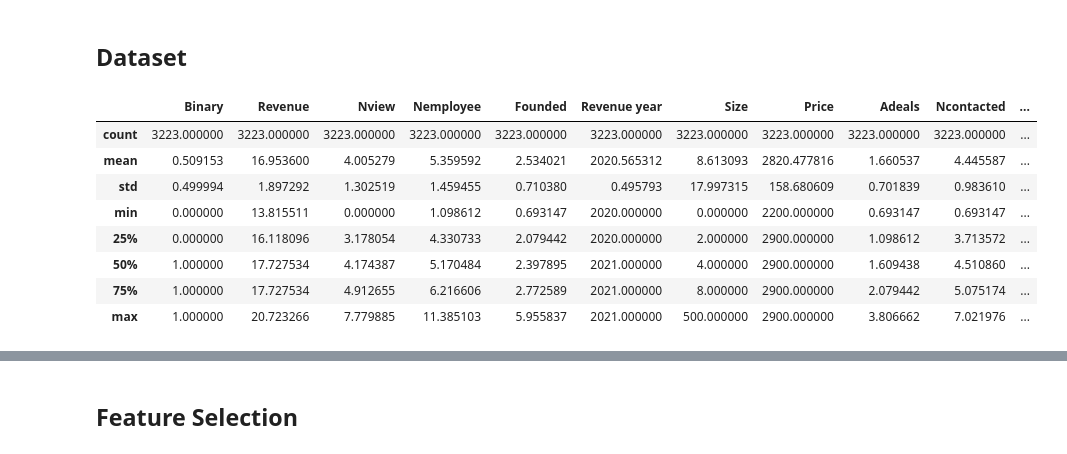
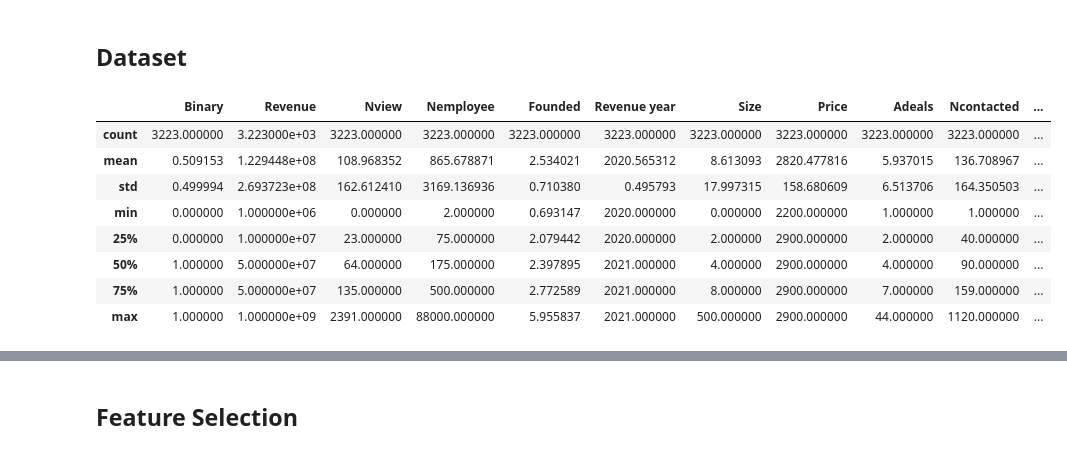
Before and after one commit to wanxii/nonlinear-pricing, a Jupyter notebook: regression.ipynb, the cells around one changed output, grey strips where cells are left out. Saved outputs shown, nothing was run; the diff lists cells and outputs as text; code cells hidden in the pictures.

```diff
--- a/regression.ipynb
+++ b/regression.ipynb
@@ -577,37 +593,37 @@ Group2 & Automotive \\
 # %%
 reg_data = copy.copy(data[['Binary', 'Revenue', 'Nview', 'Nemployee', 'Founded', 'Revenue year',
                            'Size', 'Price', 'Adeals', 'Ncontacted', 'Nform', 'State', 'Country',
                            'Nmanagers', 'Public', 'Group', 'Industry', 'Amount']])
-reg_data['Revenue'] = np.log(reg_data['Revenue'])
+reg_data['LogRevenue'] = np.log(reg_data['Revenue'])
 # reg_data['Amount'] = np.log(reg_data['Amount'])
-reg_data['Nview'] = np.log(reg_data['Nview']+1)
-reg_data['Nemployee'] = np.log(reg_data['Nemployee']+1)
-reg_data['Adeals'] = np.log(reg_data['Adeals']+1)
-reg_data['Ncontacted'] = np.log(reg_data['Ncontacted']+1)
+reg_data['LogNview'] = np.log(reg_data['Nview']+1)
+reg_data['LogNemployee'] = np.log(reg_data['Nemployee']+1)
+reg_data['LogAdeals'] = np.log(reg_data['Adeals']+1)
+reg_data['LogNcontacted'] = np.log(reg_data['Ncontacted']+1)
 # reg_data['Nmanagers'] = np.log(reg_data['Nmanagers']+1)
-reg_data['Revperemp'] = np.log(reg_data['Revenue']/reg_data['Nemployee'])
+reg_data['LogRevperemp'] = np.log(reg_data['Revenue']/reg_data['Nemployee'])
 reg_data['Founded'] = np.log(2022-reg_data['Founded'])
 reg_data['Revenue year'] = reg_data['Revenue year'].astype('int')
 reg_data = reg_data.dropna()
 reg_data['Public'] = reg_data.Public.astype(int)
 groups = pd.get_dummies(reg_data['Group'])
 reg_data['Medium'] = groups.iloc[:,1]
 reg_data['Large'] = groups.iloc[:,2]
 times = pd.get_dummies(reg_data['Revenue year'])
 reg_data['Year'] = times.iloc[:,1]
 
 reg_data['LogSize'] = np.log(reg_data.Size + 1)
 reg_data['USfirm'] = np.where(reg_data.Country.isin(['USA', 'United States', 'United States of America']), 1, 0)
 reg_data['Binary'] = reg_data.Binary.astype(int)
 
 reg_data.describe()
 # %% [output]
 |  | Binary | Revenue | Nview | Nemployee | Founded | Revenue year | Size | Price | Adeals | Ncontacted | ... |
-| count | 3223.000000 | 3223.000000 | 3223.000000 | 3223.000000 | 3223.000000 | 3223.000000 | 3223.000000 | 3223.000000 | 3223.000000 | 3223.000000 | ... |
-| mean | 0.509153 | 16.953600 | 4.005279 | 5.359592 | 2.534021 | 2020.565312 | 8.613093 | 2820.477816 | 1.660537 | 4.445587 | ... |
-| std | 0.499994 | 1.897292 | 1.302519 | 1.459455 | 0.710380 | 0.495793 | 17.997315 | 158.680609 | 0.701839 | 0.983610 | ... |
-| min | 0.000000 | 13.815511 | 0.000000 | 1.098612 | 0.693147 | 2020.000000 | 0.000000 | 2200.000000 | 0.693147 | 0.693147 | ... |
-| 25% | 0.000000 | 16.118096 | 3.178054 | 4.330733 | 2.079442 | 2020.000000 | 2.000000 | 2900.000000 | 1.098612 | 3.713572 | ... |
-| 50% | 1.000000 | 17.727534 | 4.174387 | 5.170484 | 2.397895 | 2021.000000 | 4.000000 | 2900.000000 | 1.609438 | 4.510860 | ... |
-| 75% | 1.000000 | 17.727534 | 4.912655 | 6.216606 | 2.772589 | 2021.000000 | 8.000000 | 2900.000000 | 2.079442 | 5.075174 | ... |
-| max | 1.000000 | 20.723266 | 7.779885 | 11.385103 | 5.955837 | 2021.000000 | 500.000000 | 2900.000000 | 3.806662 | 7.021976 | ... |
+| count | 3223.000000 | 3.223000e+03 | 3223.000000 | 3223.000000 | 3223.000000 | 3223.000000 | 3223.000000 | 3223.000000 | 3223.000000 | 3223.000000 | ... |
+| mean | 0.509153 | 1.229448e+08 | 108.968352 | 865.678871 | 2.534021 | 2020.565312 | 8.613093 | 2820.477816 | 5.937015 | 136.708967 | ... |
+| std | 0.499994 | 2.693723e+08 | 162.612410 | 3169.136936 | 0.710380 | 0.495793 | 17.997315 | 158.680609 | 6.513706 | 164.350503 | ... |
+| min | 0.000000 | 1.000000e+06 | 0.000000 | 2.000000 | 0.693147 | 2020.000000 | 0.000000 | 2200.000000 | 1.000000 | 1.000000 | ... |
+| 25% | 0.000000 | 1.000000e+07 | 23.000000 | 75.000000 | 2.079442 | 2020.000000 | 2.000000 | 2900.000000 | 2.000000 | 40.000000 | ... |
+| 50% | 1.000000 | 5.000000e+07 | 64.000000 | 175.000000 | 2.397895 | 2021.000000 | 4.000000 | 2900.000000 | 4.000000 | 90.000000 | ... |
+| 75% | 1.000000 | 5.000000e+07 | 135.000000 | 500.000000 | 2.772589 | 2021.000000 | 8.000000 | 2900.000000 | 7.000000 | 159.000000 | ... |
+| max | 1.000000 | 1.000000e+09 | 2391.000000 | 88000.000000 | 5.955837 | 2021.000000 | 500.000000 | 2900.000000 | 44.000000 | 1120.000000 | ... |
```
Also changed, not shown: parts of 29 cells of this notebook, 1 other file.
